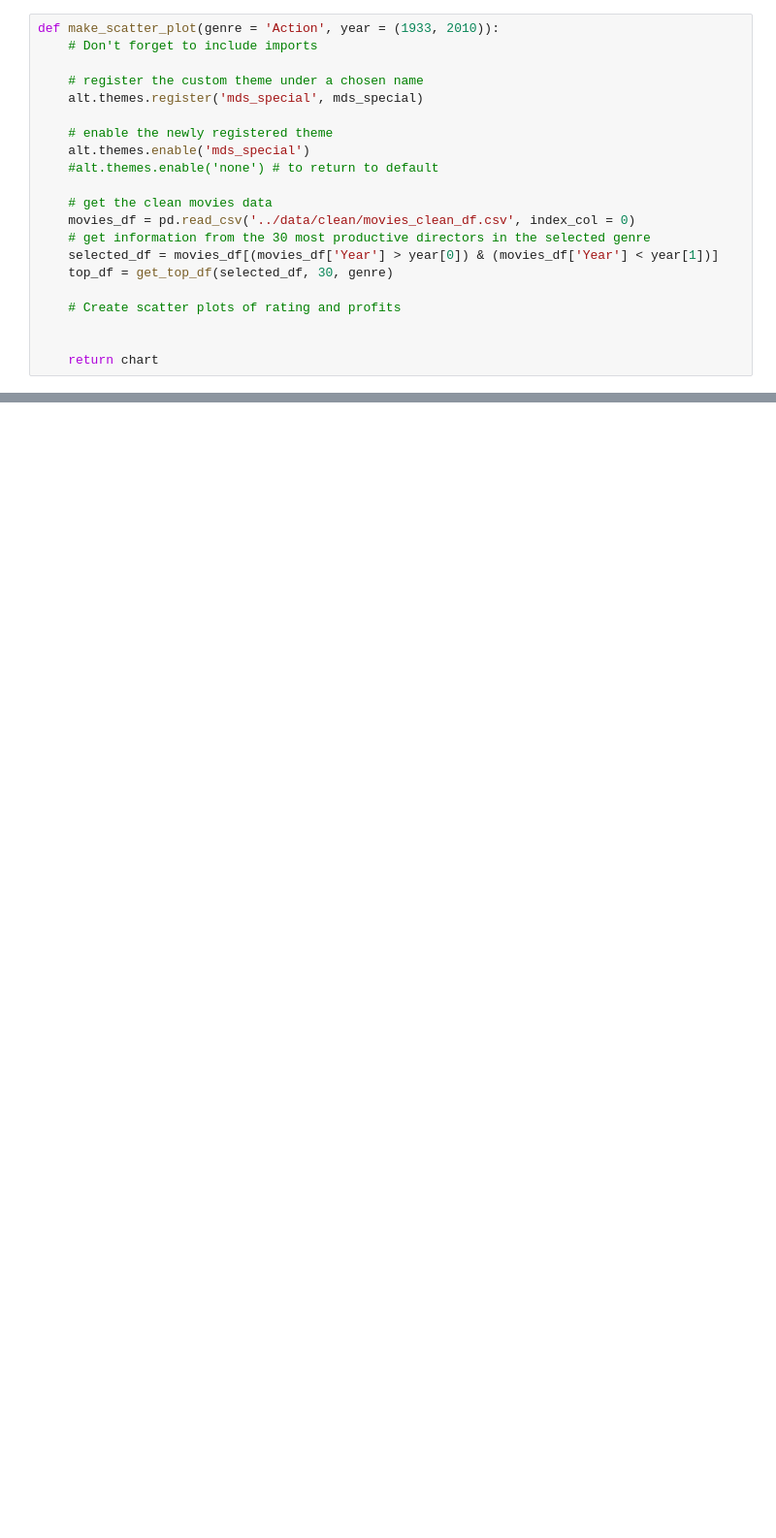
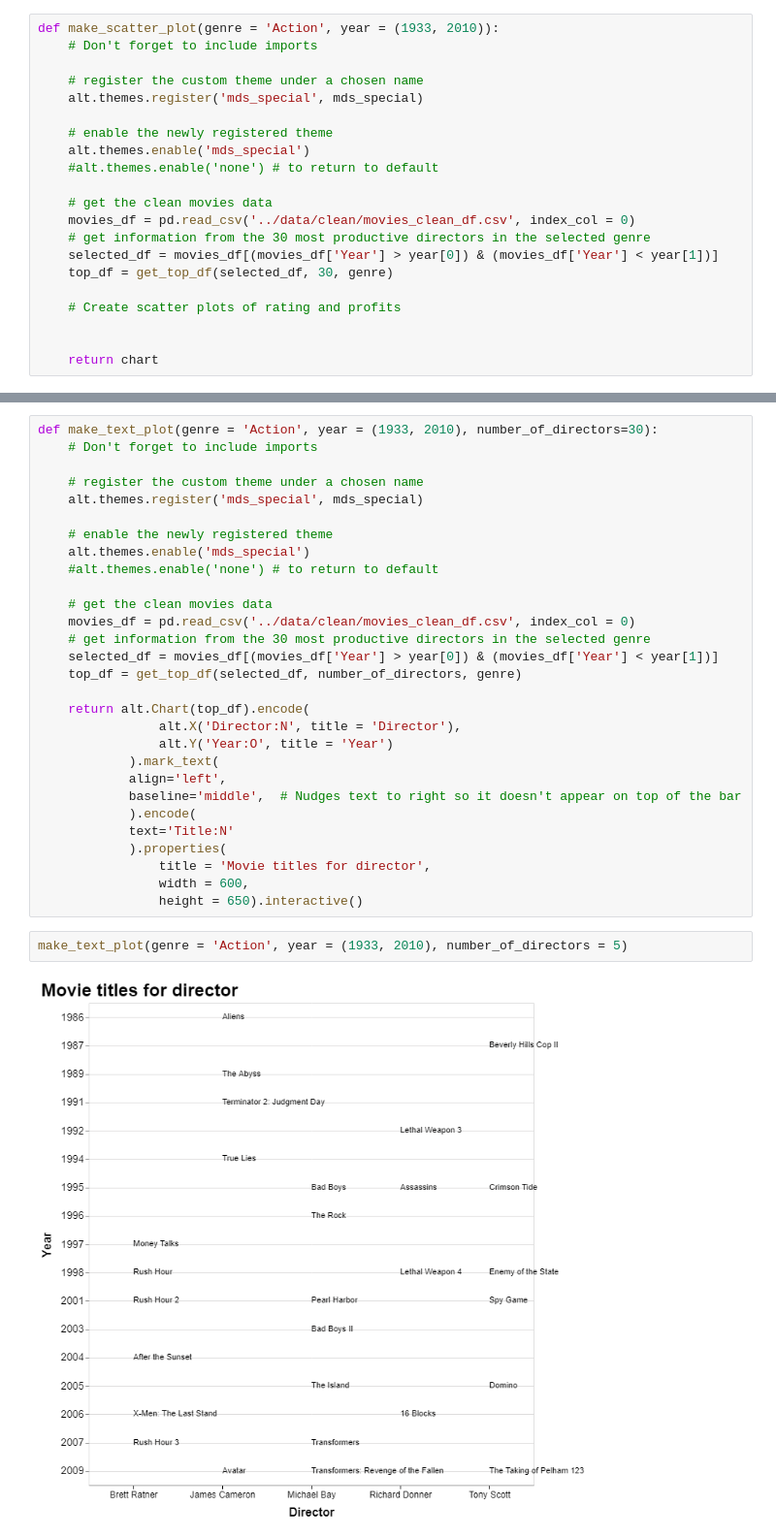
Before and after one commit to UBC-MDS/DSCI532_GROUP104_Movies, a Jupyter notebook: analysis/movies_analysis.ipynb, the cells around one changed output, grey strips where cells are left out. Shown at 97% size. Saved outputs shown, nothing was run; the diff lists cells and outputs as text; blank space fills up the shorter version.

```diff
--- a/analysis/movies_analysis.ipynb
+++ b/analysis/movies_analysis.ipynb
@@ -219,0 +213,33 @@ make_bar_plot()
+# %%
+def make_text_plot(genre = 'Action', year = (1933, 2010), number_of_directors=30):
+    # Don't forget to include imports
+
+    # register the custom theme under a chosen name
+    alt.themes.register('mds_special', mds_special)
+
+    # enable the newly registered theme
+    alt.themes.enable('mds_special')
+    #alt.themes.enable('none') # to return to default
+
+    # get the clean movies data
+    movies_df = pd.read_csv('../data/clean/movies_clean_df.csv', index_col = 0)
+    # get information from the 30 most productive directors in the selected genre
+    selected_df = movies_df[(movies_df['Year'] > year[0]) & (movies_df['Year'] < year[1])]
+    top_df = get_top_df(selected_df, number_of_directors, genre)
+
+    return alt.Chart(top_df).encode(
+                alt.X('Director:N', title = 'Director'),
+                alt.Y('Year:O', title = 'Year')
+            ).mark_text(
+            align='left',
+            baseline='middle',  # Nudges text to right so it doesn't appear on top of the bar
+            ).encode(
+            text='Title:N'
+            ).properties(
+                title = 'Movie titles for director',
+                width = 600,
+                height = 650).interactive()
+# %%
+make_text_plot(genre = 'Action', year = (1933, 2010), number_of_directors = 5)
+# %% [output]
+[figure, added]
```
Also changed, not shown: parts of 9 cells of this notebook.
